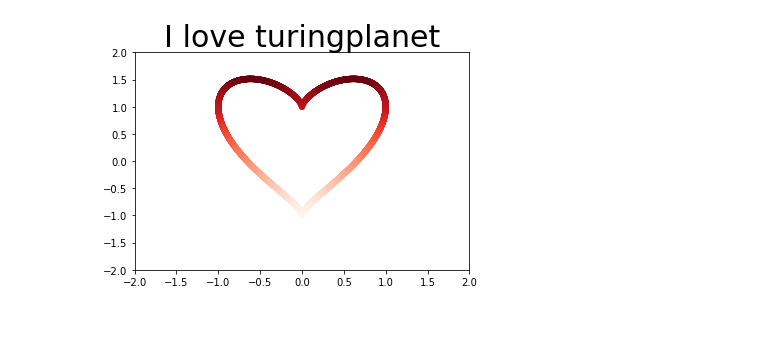
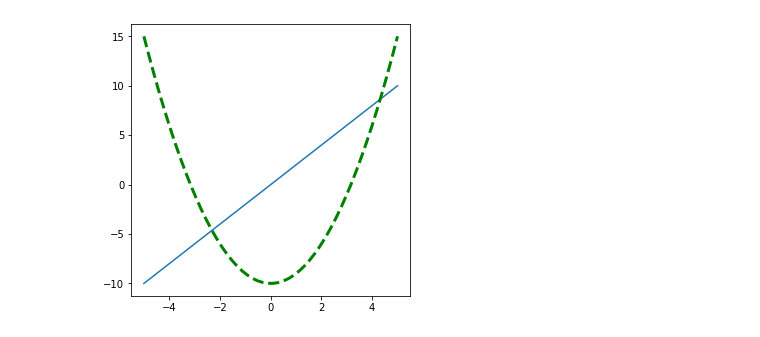
Before and after one commit to turingplanet/matplotlib-intro-tutorial, a Jupyter notebook: notebooks/1-matplot-intro.ipynb, the cells around one changed output. Drawn from its saved outputs; the diff is of its cells as text; code cells hidden in the pictures.

```diff
--- a/notebooks/1-matplot-intro.ipynb
+++ b/notebooks/1-matplot-intro.ipynb
@@ -31,15 +13,7 @@ plt.show()
-# %%
-import math
-
-t = np.linspace(0, math.pi, 1000)
-x = np.sin(t)
-y = np.cos(t) + np.power(x, 2.0/3) # parametric equation of cardioid curve
-
-plt.scatter(x,y,c=y,cmap=plt.cm.Reds,edgecolor='none',s=40)
-plt.scatter(-x,y,c=y,cmap=plt.cm.Reds,edgecolor='none',s=40) # gradient color curve
-
-plt.axis([-2,2,-2,2]) #Coordinate axis range
-plt.title("I love turingplanet",fontsize=30)
-plt.show()
-# %% [output]
-[figure, removed]
+# %%
+plt.figure(figsize = (5, 5))
+plt.plot(x1, y1)
+plt.plot(x1, y2, color="green", linewidth=3.0, linestyle="--")
+plt.savefig("./images/2-1.png")
+# %% [output]
+[figure, added]
```
Also changed, not shown: parts of 7 cells of this notebook, 3 other files.
